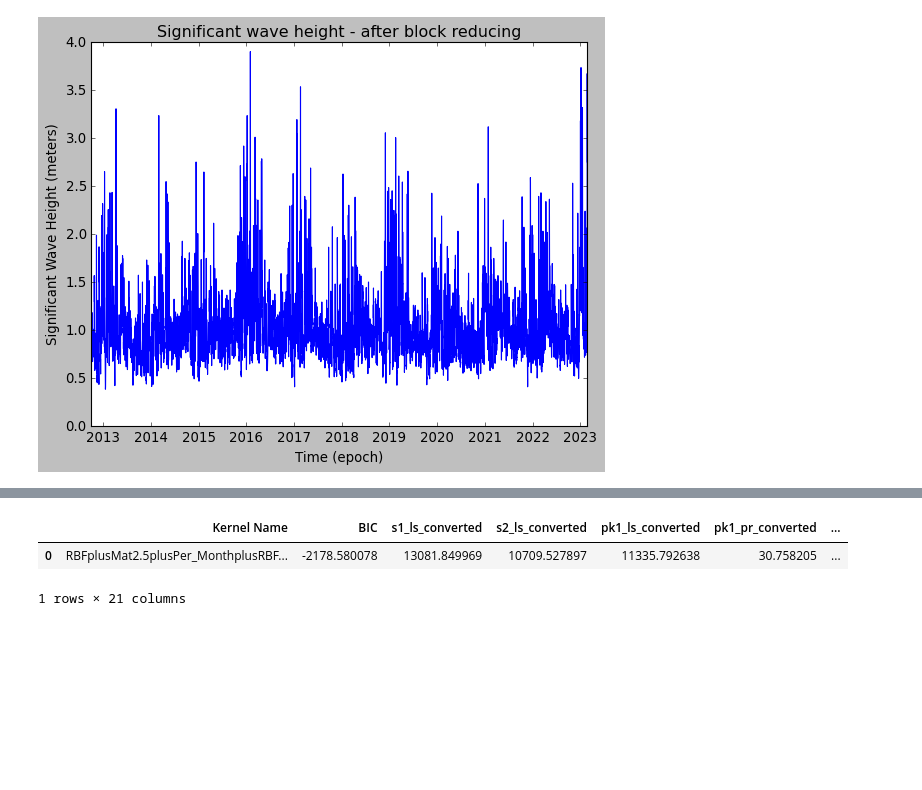
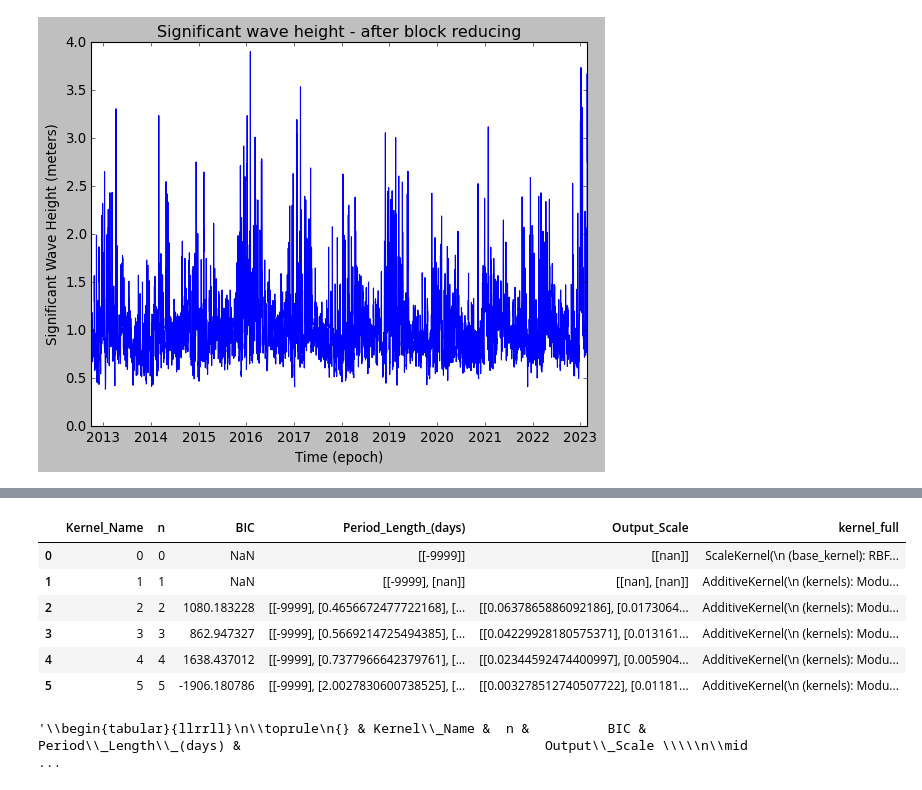
Before and after one commit to DanielCaoSilva/GaussProcesses, a Jupyter notebook: notebooks/ExactGP_Wave_Heights_v1.ipynb, the cells around one changed output, grey strips where cells are left out. Saved outputs shown, nothing was run; the diff lists cells and outputs as text; code cells hidden in the pictures; blank space fills up the shorter version.

```diff
--- a/notebooks/ExactGP_Wave_Heights_v1.ipynb
+++ b/notebooks/ExactGP_Wave_Heights_v1.ipynb
@@ -99,20 +100,20 @@ def scaler(a, X_old=X_old, center=True):
 def make_kernel(name_of_kernel):
     if name_of_kernel == 'RBF':
         return RBFKernel()
-    elif name_of_kernel.startswith('Mat'):
+    if name_of_kernel.startswith('Mat'):
         nu_value = float(name_of_kernel[-3:])
         return MaternKernel(nu=nu_value)
-    elif name_of_kernel == 'AR2':
+    if name_of_kernel == 'AR2':
         return AR2Kernel(
             period_constraint=Interval(
                 lower_bound=1e-4, upper_bound=0.005),
             lengthscale_constraint=Interval(
                 lower_bound=1e-4, upper_bound=0.005))
     if name_of_kernel.startswith('Per'):
-        if name_of_kernel == 'Per_Arb':
-            return PeriodicKernel(
-                period_length_constraint=Interval(
-                    lower_bound=1e-4, upper_bound=0.75))
+        if name_of_kernel.startswith('Per_Arb'):
+            return PeriodicKernel()
+                # period_length_constraint=Interval(
+                #     lower_bound=1e-4, upper_bound=0.75))
         elif name_of_kernel == 'Per_Week':
             return PeriodicKernel(
                 period_length_constraint=Interval(
@@ -195,3 +196,27 @@ End Time: 2023-02-22 23:25:52
 Number of Days: 3642.0416666666665
 Time Period (Days): 3797.312592592593
 [figure]
+# %%
+# List of possible Kernels terms
+# Long-term dependence
+smooth_kernel_list_t1 = ['RBF']#'', '', '', '']#, 'Mat0.5', 'Mat1.5', 'Mat2.5']
+# Medium-term dependence
+smooth_kernel_list_t2 = ['Mat2.5']#, 'Mat2.5']#['RBF', 'Mat0.5', 'Mat1.5',
+# Fixed Monthly Period
+periodic_kernel_list_t3 = ['Per_Month']
+# Cyclic period
+smooth_kernel_list_t4 = ['RBF']#, 'Mat0.5', 'Mat1.5', 'Mat2.5']
+periodic_kernel_list_t4 = ['Per_Arb']#['Per_Arb', 'Per_Week',
+
+periodic_kernel_list_tn = ['RBF', 'Per_Arb', 'Per_Arb', 'Per_Arb', 'Per_Arb', 'Per_Arb','', '', '', '', '', '', '']
+
+baseline_kernel_list = []
+for i in itertools.product(*[smooth_kernel_list_t1, smooth_kernel_list_t2, periodic_kernel_list_t3, periodic_kernel_list_t4, smooth_kernel_list_t4]):
+    baseline_kernel_list.append(i)
+
+n_kernel_list = []
+for i in itertools.combinations(periodic_kernel_list_tn, r=6):
+    n_kernel_list.append(i)
+n_k_l = list(pd.DataFrame(n_kernel_list).drop_duplicates(keep='first').iloc[:6, :].itertuples(index=False, name=None))
+n_k_l.reverse()
+# print(n_k_l)
@@ -269,24 +421,17 @@ Memory Check:  (914685952, 8353546240)
-# %%
-# print(len(bic_save[0]))
-# bic_save
-# gc.enable()
-# gc.collect()
-# torch.cuda.empty_cache()
-# torch.cuda.CUDAGraph().pool()
-
-baseline_df_master = pd.read_csv('Baseline_Kernel_Results.csv', index_col='BIC')
-baseline_df_master.to_csv('Baseline_Kernel_Results_bak.csv')
-# baseline_df_master = baseline_df_master.reset_index()
-baseline_df_master
-bic_out_df
-# joined_baseline_df = pd.merge(right=baseline_df_master, left=bic_out_df, on='BIC', how='outer')
-# pd.concat([baseline_df_master, bic_out_df], ignore_index=True)
-# joined_baseline_df.to_csv('Baseline_Kernel_Results.csv')
-# joined_baseline_df
-# temp_list = []
-# temp_list.append([*period_convert_list(hyper_values, "days", scale_factor)])
-# temp_list
-# %% [output]
-|  | Kernel Name | BIC | s1_ls_converted | s2_ls_converted | pk1_ls_converted | pk1_pr_converted | ... |
-| 0 | RBFplusMat2.5plusPer_MonthplusRBF... | -2178.580078 | 13081.849969 | 10709.527897 | 11335.792638 | 30.758205 | ... |
-1 rows × 21 columns
+# %%
+
+bic_out_df.to_csv("additive_kernel_failed_repeating_kernel_value.csv")
+#bic_out_df["kernel_full"][3].kernels
+bic_out_df
+# %% [output]
+|  | Kernel_Name | n | BIC | Period_Length_(days) | Output_Scale | kernel_full |
+| 0 | 0 | 0 | NaN | [[-9999]] | [[nan]] | ScaleKernel(\n (base_kernel): RBF... |
+| 1 | 1 | 1 | NaN | [[-9999], [nan]] | [[nan], [nan]] | AdditiveKernel(\n (kernels): Modu... |
+| 2 | 2 | 2 | 1080.183228 | [[-9999], [0.4656672477722168], [... | [[0.0637865886092186], [0.0173064... | AdditiveKernel(\n (kernels): Modu... |
+| 3 | 3 | 3 | 862.947327 | [[-9999], [0.5669214725494385], [... | [[0.04229928180575371], [0.013161... | AdditiveKernel(\n (kernels): Modu... |
+| 4 | 4 | 4 | 1638.437012 | [[-9999], [0.7377966642379761], [... | [[0.02344592474400997], [0.005904... | AdditiveKernel(\n (kernels): Modu... |
+| 5 | 5 | 5 | -1906.180786 | [[-9999], [2.0027830600738525], [... | [[0.003278512740507722], [0.01181... | AdditiveKernel(\n (kernels): Modu... |
+# %%
+bic_out_df.iloc[:, 2:-1].to_latex()
+# %% [output]
+'\\begin{tabular}{llrrll}\n\\toprule\n{} & Kernel\\_Name &  n &          BIC &                               Period\\_Length\\_(days) &                                       Output\\_Scale \\\\\n\\mid ...
```
Also changed, not shown: parts of 4 cells of this notebook, 2 other files.
